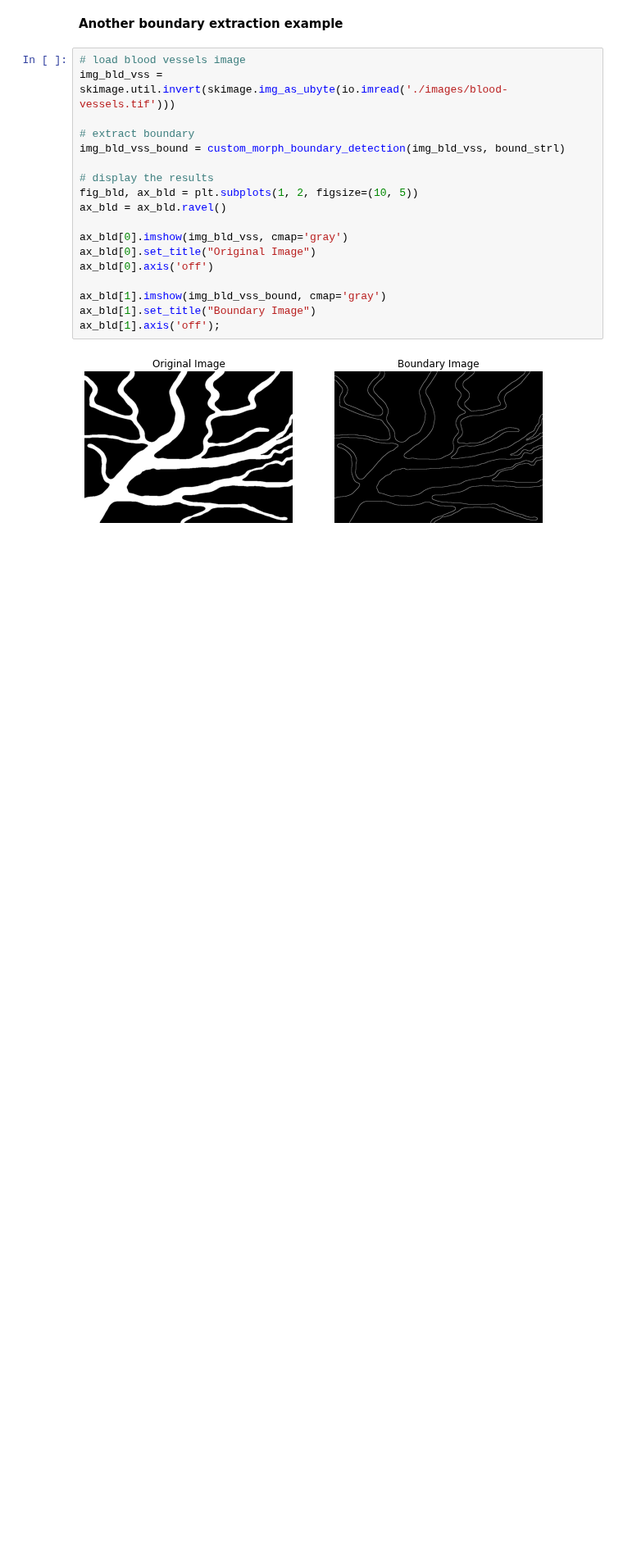
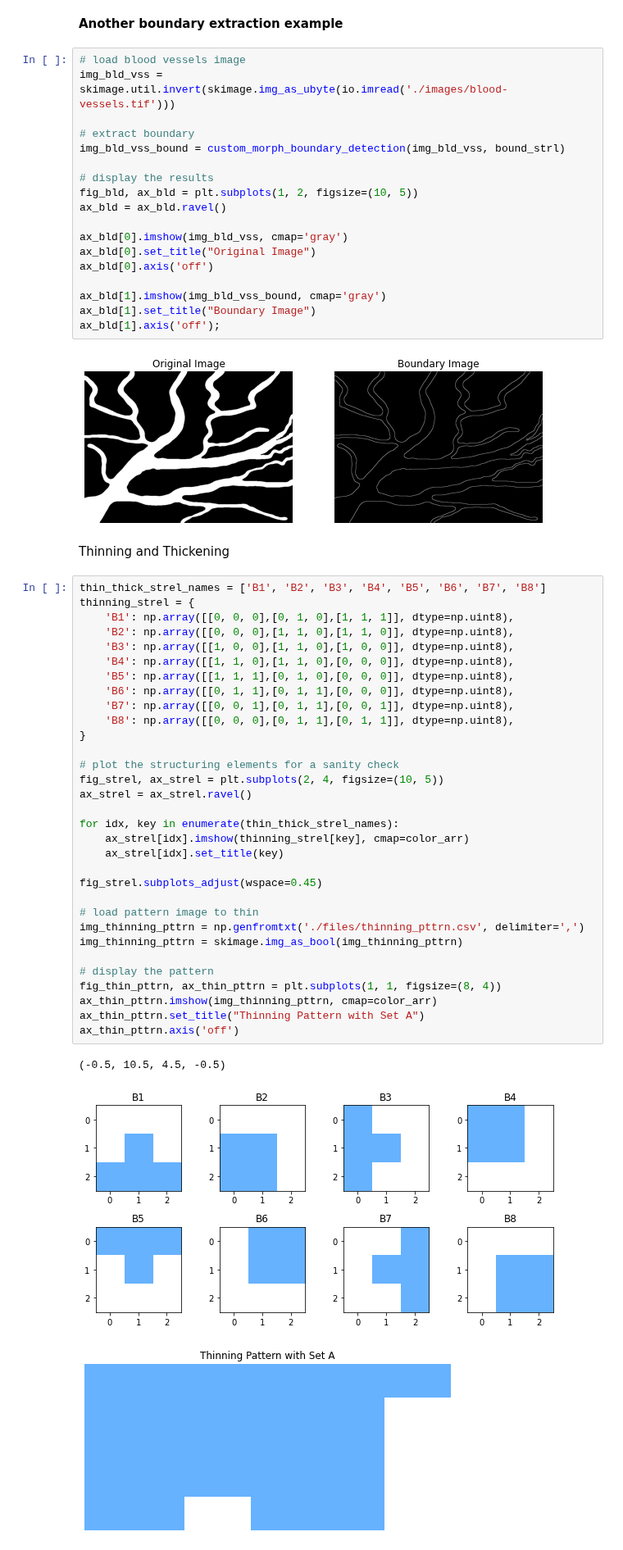
Before and after one commit to ecolon08/Digital-Image-Processing, a Jupyter notebook: Morphological Image Processing/ec_dip_morphological_01.ipynb, the cells around one changed output. Shown at 82% size. Saved outputs shown, nothing was run; the diff lists cells and outputs as text; blank space fills up the shorter version.

```diff
--- a/Morphological Image Processing/ec_dip_morphological_01.ipynb
+++ b/Morphological Image Processing/ec_dip_morphological_01.ipynb
@@ -886,3 +896,41 @@ ax_bld[1].set_title("Boundary Image")
 ax_bld[1].axis('off');
 # %% [output]
 [figure]
+# %% [markdown]
+Thinning and Thickening
+# %%
+thin_thick_strel_names = ['B1', 'B2', 'B3', 'B4', 'B5', 'B6', 'B7', 'B8']
+thinning_strel = {
+    'B1': np.array([[0, 0, 0],[0, 1, 0],[1, 1, 1]], dtype=np.uint8),
+    'B2': np.array([[0, 0, 0],[1, 1, 0],[1, 1, 0]], dtype=np.uint8),
+    'B3': np.array([[1, 0, 0],[1, 1, 0],[1, 0, 0]], dtype=np.uint8),
+    'B4': np.array([[1, 1, 0],[1, 1, 0],[0, 0, 0]], dtype=np.uint8),
+    'B5': np.array([[1, 1, 1],[0, 1, 0],[0, 0, 0]], dtype=np.uint8),
+    'B6': np.array([[0, 1, 1],[0, 1, 1],[0, 0, 0]], dtype=np.uint8),
+    'B7': np.array([[0, 0, 1],[0, 1, 1],[0, 0, 1]], dtype=np.uint8),
+    'B8': np.array([[0, 0, 0],[0, 1, 1],[0, 1, 1]], dtype=np.uint8),
+}
+
+# plot the structuring elements for a sanity check
+fig_strel, ax_strel = plt.subplots(2, 4, figsize=(10, 5))
+ax_strel = ax_strel.ravel()
+
+for idx, key in enumerate(thin_thick_strel_names):
+    ax_strel[idx].imshow(thinning_strel[key], cmap=color_arr)
+    ax_strel[idx].set_title(key)
+
+fig_strel.subplots_adjust(wspace=0.45)
+
+# load pattern image to thin
+img_thinning_pttrn = np.genfromtxt('./files/thinning_pttrn.csv', delimiter=',')
+img_thinning_pttrn = skimage.img_as_bool(img_thinning_pttrn)
+
+# display the pattern
+fig_thin_pttrn, ax_thin_pttrn = plt.subplots(1, 1, figsize=(8, 4))
+ax_thin_pttrn.imshow(img_thinning_pttrn, cmap=color_arr)
+ax_thin_pttrn.set_title("Thinning Pattern with Set A")
+ax_thin_pttrn.axis('off')
+# %% [output]
+(-0.5, 10.5, 4.5, -0.5)
+[figure, added]
+[figure, added]
```
Also changed, not shown: parts of 18 cells of this notebook.
